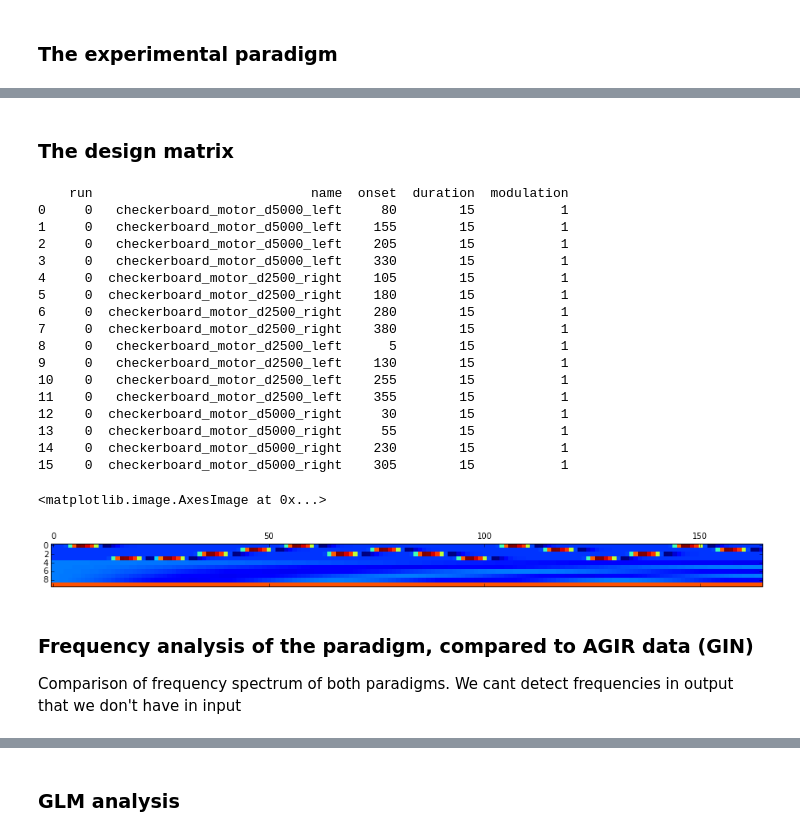
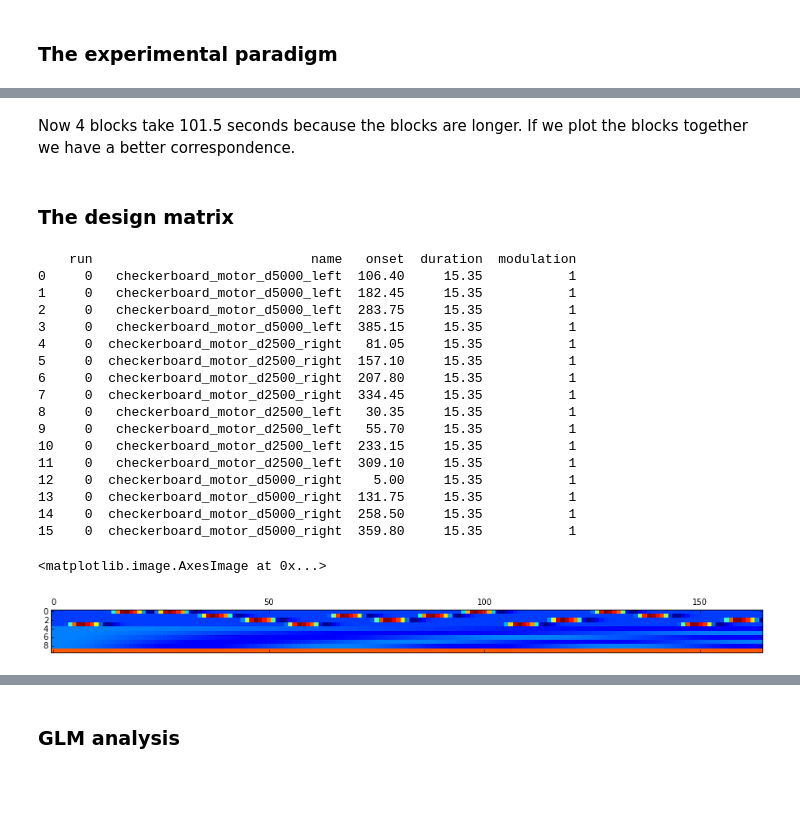
Before and after one commit to pyhrf/pyhrf, a Jupyter notebook: python/pyhrf/notebook/HEROES_data.ipynb, the cells around one changed output, grey strips where cells are left out. Cells and saved outputs as stored; diff of their text form; code cells hidden in the pictures; blank space fills up the shorter version.

Commit message:
Modified paradigm to consider a delay between blocks!

```diff
--- a/python/pyhrf/notebook/HEROES_data.ipynb
+++ b/python/pyhrf/notebook/HEROES_data.ipynb
@@ -13,9 +13,11 @@ from pyhrf.plot import autocrop
 archives = op.join('/media', 'aina', 'MISTIS', 'Data')
 folder = op.join(archives, 'tests_HEROES')
 if not op.exists(folder): os.mkdir(folder)
+#data_fn = op.join(archives, 'HEROES_preprocessed', 'AC150013', 'Preprocessed',
+#                  'wravismot1_BOLDepi2_ac150013_20150121_acq1_11.nii')
 data_fn = op.join(archives, 'HEROES_preprocessed', 'AC150013', 'Preprocessed',
-                  'wravismot1_BOLDepi2_ac150013_20150121_acq1_11.nii')
-paradigm_fn = op.join(archives, 'HEROES_DB', 'paradigm_data', 'paradigm_bilateral_v1_no_final_rest.csv')
+                  'wravismot2_BOLDepi1_ac150013_20150121_acq1_06.nii')
+paradigm_fn = op.join(archives, 'HEROES_DB', 'paradigm_data', 'paradigm_bilateral_v2_no_final_rest.csv')
 # %% [markdown]
 ### The experimental paradigm
 # %%
@@ -69,42 +158,34 @@ plt.axis([0, 100, -1, 2])
+# %% [markdown]
+Now 4 blocks take 101.5 seconds because the blocks are longer. If we plot the blocks together we have a better correspondence.
 # %% [markdown]
 ### The design matrix
 # %%
 from nistats.glm import FirstLevelGLM
 from nistats import experimental_paradigm, design_matrix
 
-# Load data and parameters
-t_r = 2.5
-niimg = nb.load(data_fn)
-bold_data = niimg.get_data()
-n_scans = bold_data.shape[3]
-
 # Build design matrix
-frametimes = np.arange(0, n_scans * t_r, t_r)
-paradigm_fn = op.join(archives, 'HEROES_DB', 'paradigm_data', 'paradigm_bilateral_v1_no_final_rest_notebook.csv')
+paradigm_fn = op.join(archives, 'HEROES_DB', 'paradigm_data', 'paradigm_bilateral_v2_no_final_rest_delay_notebook.csv')
 paradigm = experimental_paradigm.paradigm_from_csv(paradigm_fn)
 print paradigm
 dm = design_matrix.make_design_matrix(frametimes, paradigm=paradigm)
 plt.matshow(dm.T)
 # %% [output]
-    run                            name  onset  duration  modulation
-0     0   checkerboard_motor_d5000_left     80        15           1
-1     0   checkerboard_motor_d5000_left    155        15           1
-2     0   checkerboard_motor_d5000_left    205        15           1
-3     0   checkerboard_motor_d5000_left    330        15           1
-4     0  checkerboard_motor_d2500_right    105        15           1
-5     0  checkerboard_motor_d2500_right    180        15           1
-6     0  checkerboard_motor_d2500_right    280        15           1
-7     0  checkerboard_motor_d2500_right    380        15           1
-8     0   checkerboard_motor_d2500_left      5        15           1
-9     0   checkerboard_motor_d2500_left    130        15           1
-10    0   checkerboard_motor_d2500_left    255        15           1
-11    0   checkerboard_motor_d2500_left    355        15           1
-12    0  checkerboard_motor_d5000_right     30        15           1
-13    0  checkerboard_motor_d5000_right     55        15           1
-14    0  checkerboard_motor_d5000_right    230        15           1
-15    0  checkerboard_motor_d5000_right    305        15           1
+    run                            name   onset  duration  modulation
+0     0   checkerboard_motor_d5000_left  106.40     15.35           1
+1     0   checkerboard_motor_d5000_left  182.45     15.35           1
+2     0   checkerboard_motor_d5000_left  283.75     15.35           1
+3     0   checkerboard_motor_d5000_left  385.15     15.35           1
+4     0  checkerboard_motor_d2500_right   81.05     15.35           1
+5     0  checkerboard_motor_d2500_right  157.10     15.35           1
+6     0  checkerboard_motor_d2500_right  207.80     15.35           1
+7     0  checkerboard_motor_d2500_right  334.45     15.35           1
+8     0   checkerboard_motor_d2500_left   30.35     15.35           1
+9     0   checkerboard_motor_d2500_left   55.70     15.35           1
+10    0   checkerboard_motor_d2500_left  233.15     15.35           1
+11    0   checkerboard_motor_d2500_left  309.10     15.35           1
+12    0  checkerboard_motor_d5000_right    5.00     15.35           1
+13    0  checkerboard_motor_d5000_right  131.75     15.35           1
+14    0  checkerboard_motor_d5000_right  258.50     15.35           1
+15    0  checkerboard_motor_d5000_right  359.80     15.35           1
 <matplotlib.image.AxesImage at 0x...>
-[figure, old version]
+[figure, new version]
-# %% [markdown]
-### Frequency analysis of the paradigm, compared to AGIR data (GIN)
-Comparison of frequency spectrum of both paradigms. We cant detect frequencies in output that we don't have in input
```
Also changed, not shown: parts of 15 cells of this notebook.
